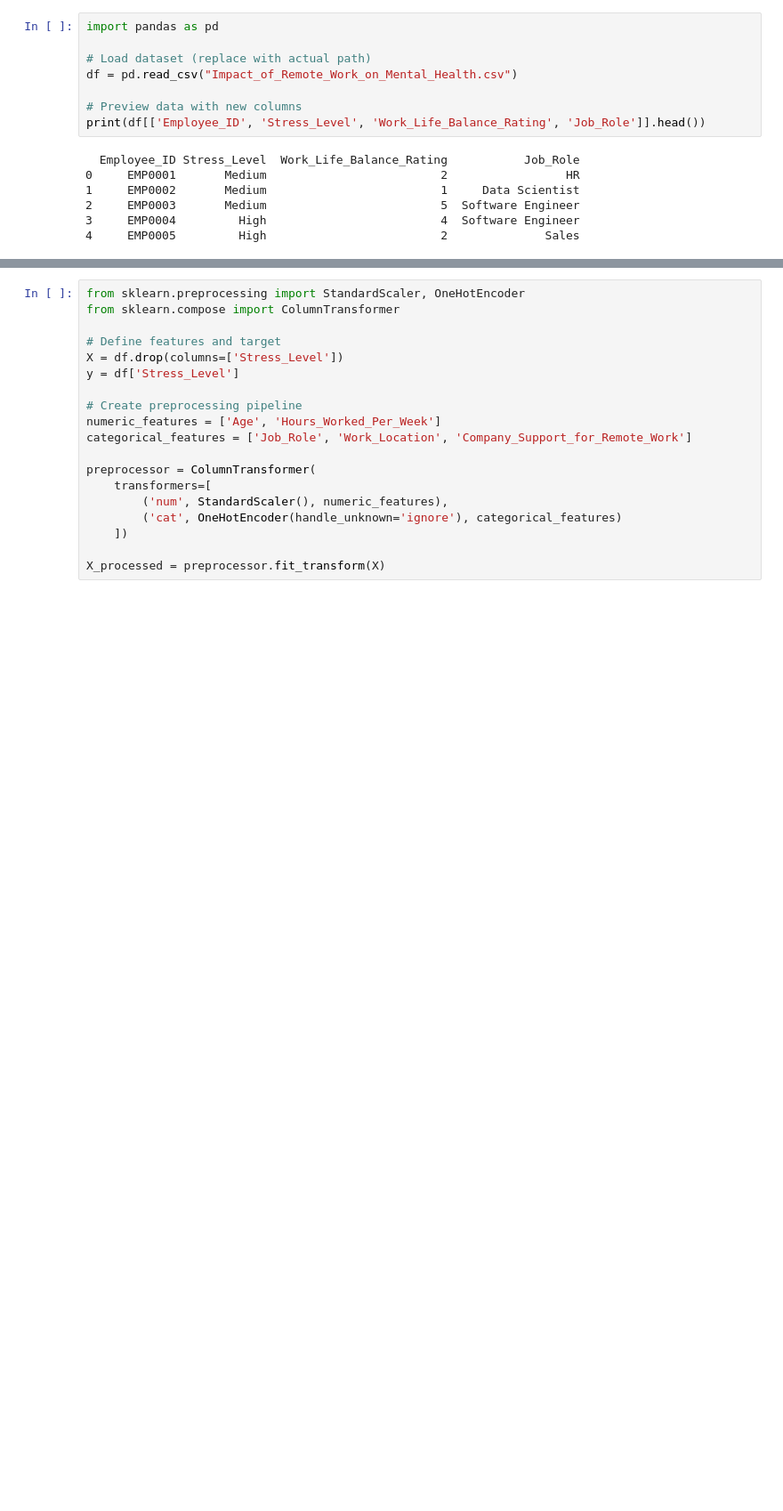
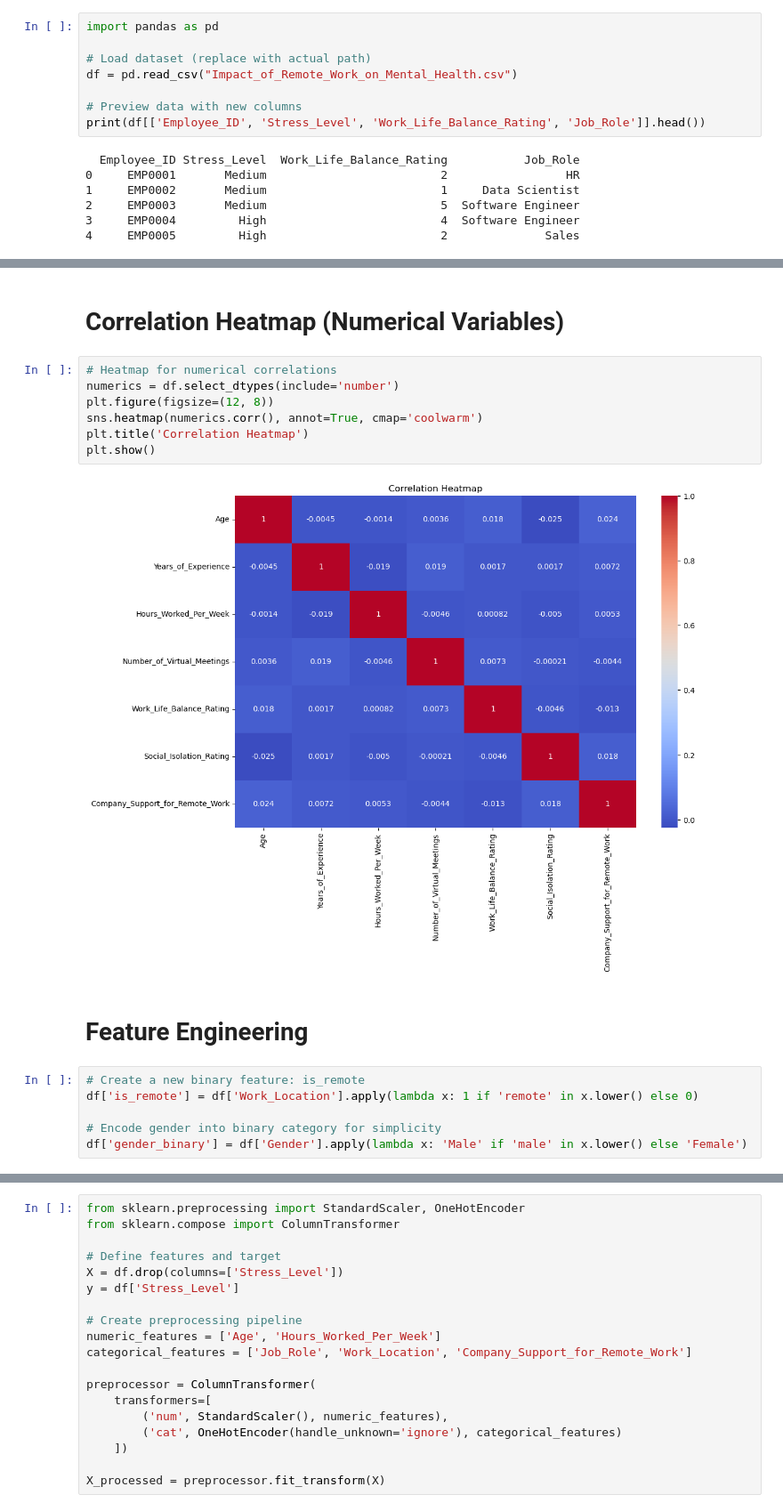
Before and after one commit to Areddyp/Final-Project, a Jupyter notebook: final-project.ipynb, the cells around one changed output, grey strips where cells are left out. Shown at 89% size. Drawn from its saved outputs; the diff is of its cells as text; blank space fills up the shorter version.

```diff
--- a/final-project.ipynb
+++ b/final-project.ipynb
@@ -41,0 +99,19 @@ print(df[['Employee_ID', 'Stress_Level', 'Work_Life_Balance_Rating', 'Job_Role']
+# %% [markdown]
+# Correlation Heatmap (Numerical Variables)
+# %%
+# Heatmap for numerical correlations
+numerics = df.select_dtypes(include='number')
+plt.figure(figsize=(12, 8))
+sns.heatmap(numerics.corr(), annot=True, cmap='coolwarm')
+plt.title('Correlation Heatmap')
+plt.show()
+# %% [output]
+[figure, added]
+# %% [markdown]
+# Feature Engineering
+# %%
+# Create a new binary feature: is_remote
+df['is_remote'] = df['Work_Location'].apply(lambda x: 1 if 'remote' in x.lower() else 0)
+
+# Encode gender into binary category for simplicity
+df['gender_binary'] = df['Gender'].apply(lambda x: 'Male' if 'male' in x.lower() else 'Female')
```
Also changed, not shown: parts of 32 cells of this notebook.
